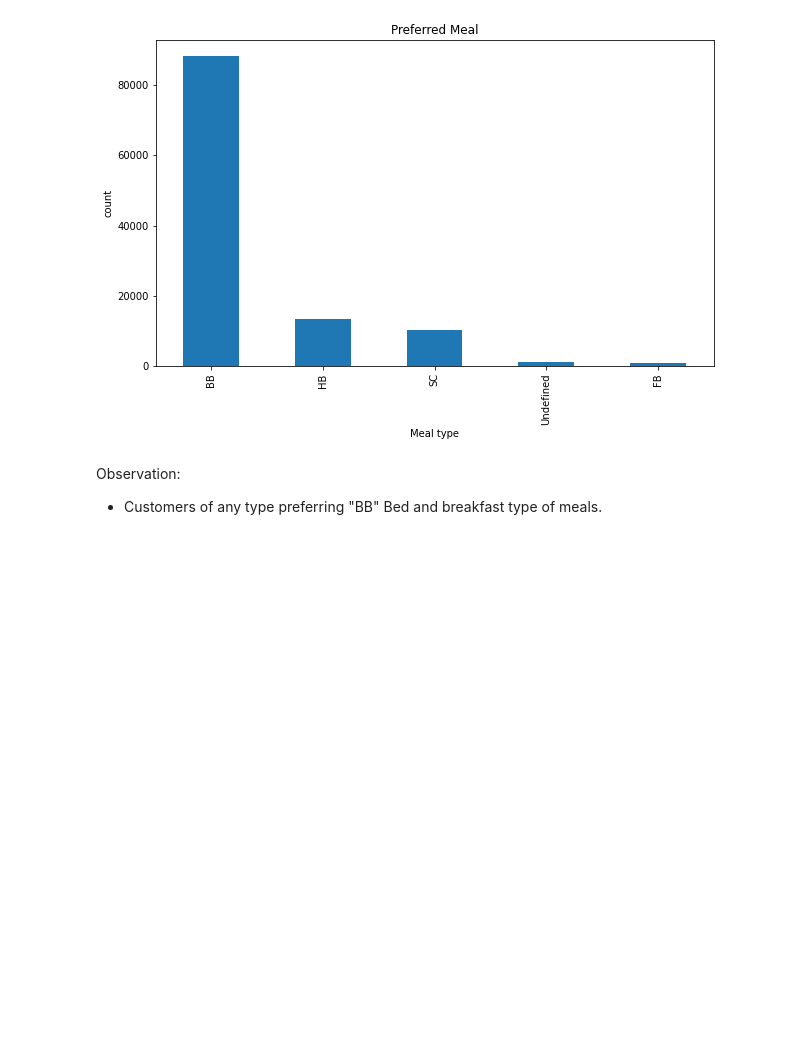
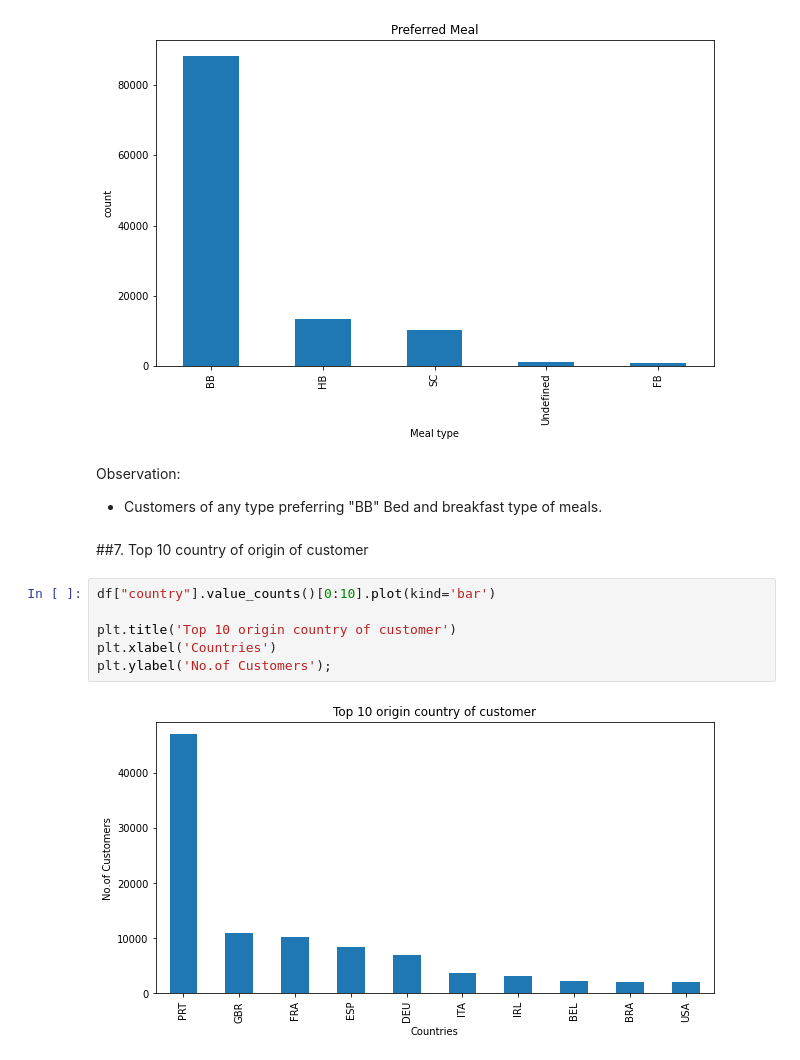
Before and after one commit to ArunPrasath1205/Exploratory-Data-Analysis-on-Hotel-Booking, a Jupyter notebook: Hotel_Bookings_analysis_G_AP.ipynb, the cells around one changed output. Saved outputs shown, nothing was run; the diff lists cells and outputs as text; blank space fills up the shorter version.

```diff
--- a/Hotel_Bookings_analysis_G_AP.ipynb
+++ b/Hotel_Bookings_analysis_G_AP.ipynb
@@ -578,3 +578,13 @@ plt.ylabel('count');
 # %% [markdown]
 Observation:
 * Customers of any type preferring "BB" Bed and breakfast type of meals.
+# %% [markdown]
+##7. Top 10 country of origin of customer
+# %%
+df["country"].value_counts()[0:10].plot(kind='bar')
+
+plt.title('Top 10 origin country of customer')
+plt.xlabel('Countries')
+plt.ylabel('No.of Customers');
+# %% [output]
+[figure, added]
```
Also changed, not shown: parts of 11 cells of this notebook.
